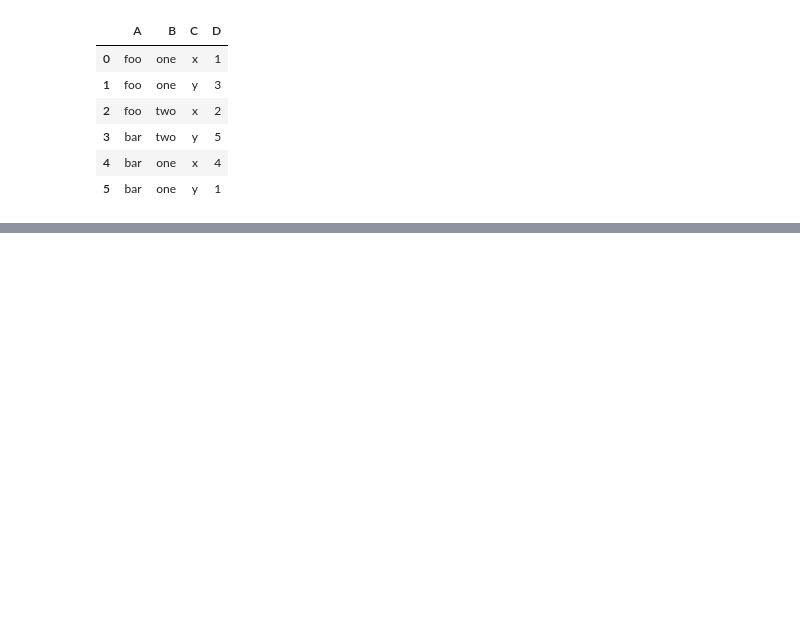
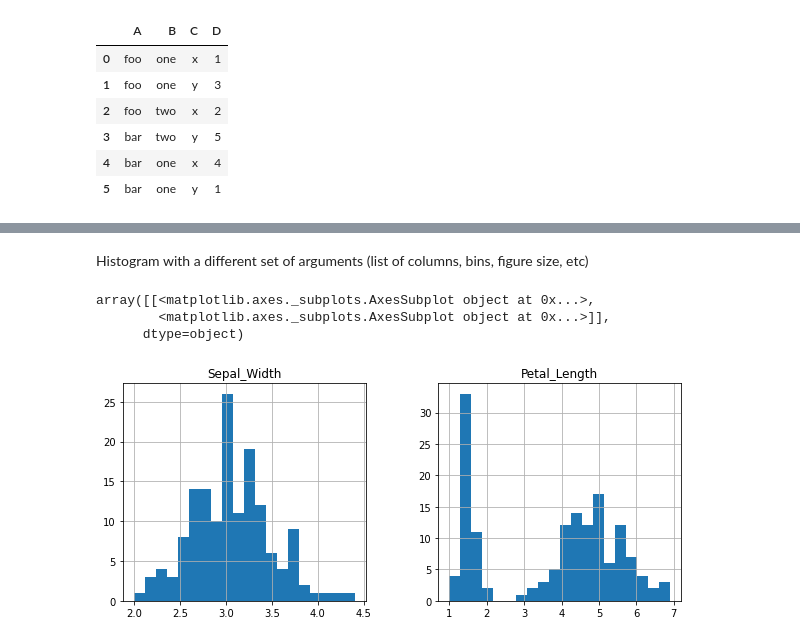
Before and after one commit to gundaminpde/2023-spring, a Jupyter notebook: 01_3_pandas_python.ipynb, the cells around one changed output, grey strips where cells are left out. Cells and saved outputs as stored; diff of their text form; code cells hidden in the pictures; blank space fills up the shorter version.

```diff
--- a/01_3_pandas_python.ipynb
+++ b/01_3_pandas_python.ipynb
@@ -1231,0 +1299,9 @@ df
+# %% [markdown]
+Histogram with a different set of arguments (list of columns, bins, figure size, etc)
+# %%
+df1.hist(column=['Sepal_Width','Petal_Length'],bins=20,figsize=(10,4))
+# %% [output]
+array([[<matplotlib.axes._subplots.AxesSubplot object at 0x...>,
+        <matplotlib.axes._subplots.AxesSubplot object at 0x...>]],
+      dtype=object)
+[figure, added]
```
Also changed, not shown: parts of 20 cells of this notebook.
